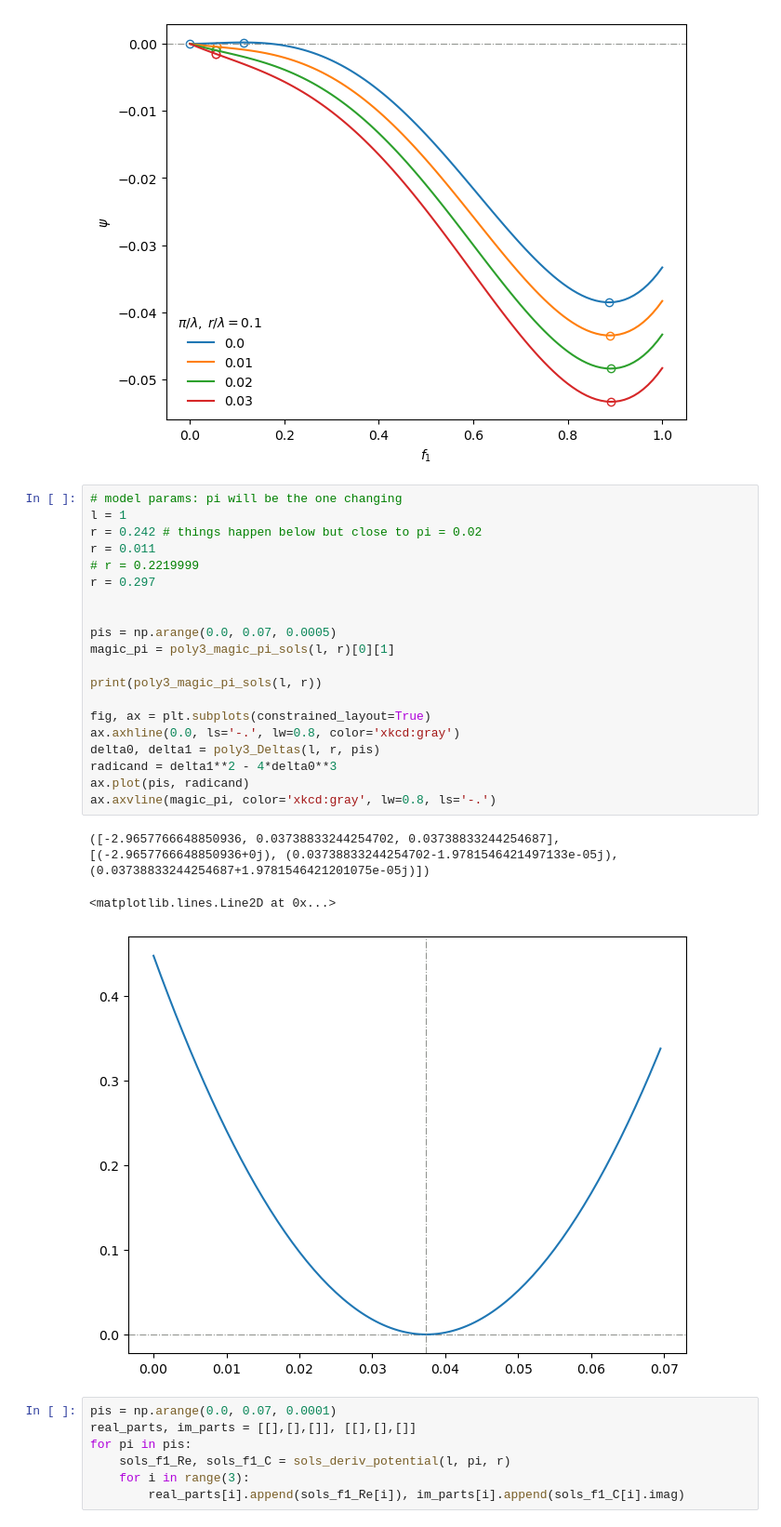
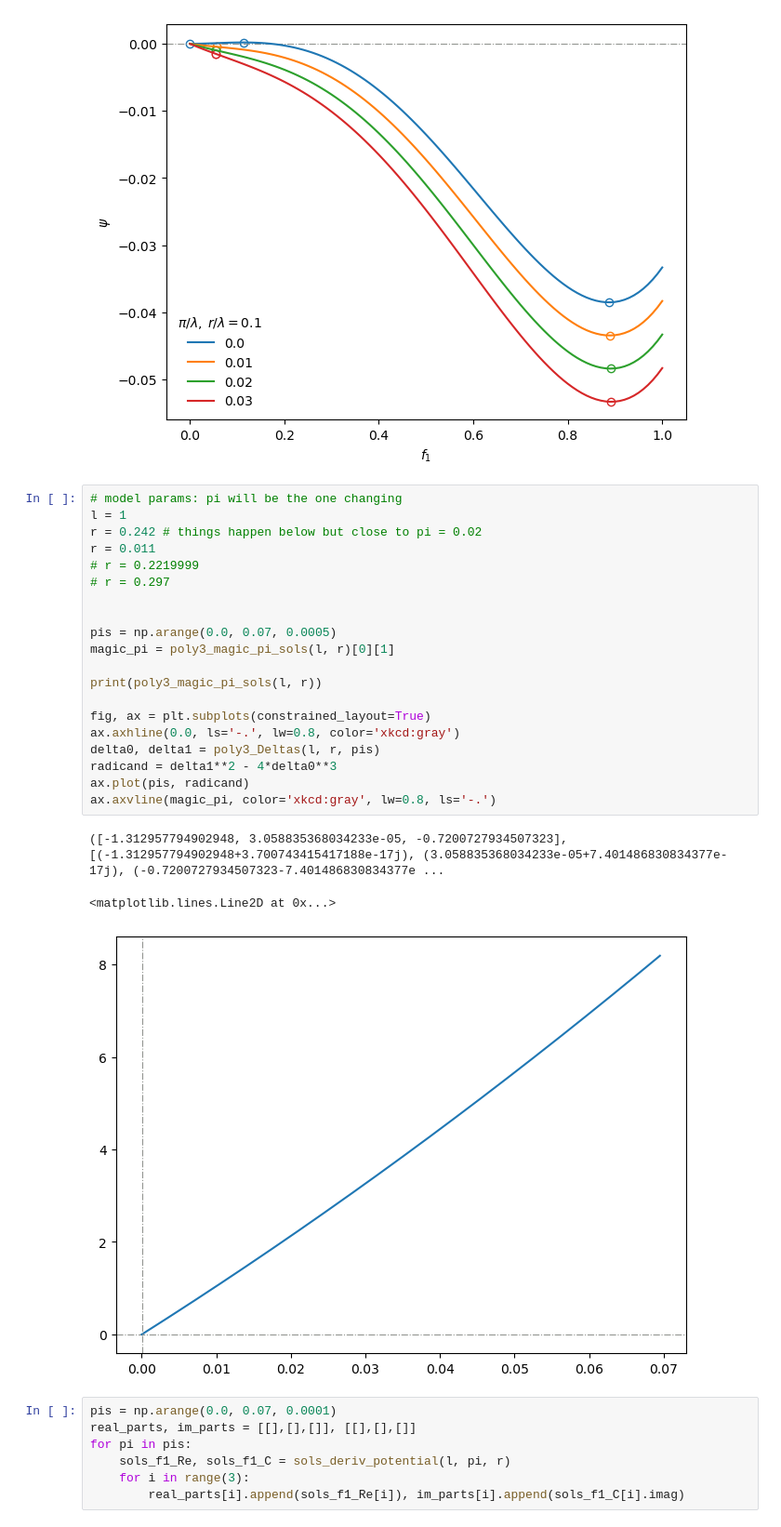
Before and after one commit to dmarchp/TFM_code, a Jupyter notebook: det_sols_f0_as_pi/nonlin_disc_2.ipynb, the cells around one changed output. Shown: that part at 93% size. Saved outputs shown, nothing was run; the diff lists cells and outputs as text.

```diff
--- a/det_sols_f0_as_pi/nonlin_disc_2.ipynb
+++ b/det_sols_f0_as_pi/nonlin_disc_2.ipynb
@@ -167,27 +167,27 @@ ax.set(xlabel=r'$f_1$', ylabel=r'$\psi$')
 # %%
 # model params: pi will be the one changing
 l = 1
 r = 0.242 # things happen below but close to pi = 0.02
 r = 0.011
 # r = 0.2219999
-r = 0.297
+# r = 0.297
 
 
 pis = np.arange(0.0, 0.07, 0.0005)
 magic_pi = poly3_magic_pi_sols(l, r)[0][1]
 
 print(poly3_magic_pi_sols(l, r))
 
 fig, ax = plt.subplots(constrained_layout=True)
 ax.axhline(0.0, ls='-.', lw=0.8, color='xkcd:gray')
 delta0, delta1 = poly3_Deltas(l, r, pis)
 radicand = delta1**2 - 4*delta0**3
 ax.plot(pis, radicand)
 ax.axvline(magic_pi, color='xkcd:gray', lw=0.8, ls='-.')
 # %% [output]
-([-2.9657766648850936, 0.03738833244254702, 0.03738833244254687], [(-2.9657766648850936+0j), (0.03738833244254702-1.9781546421497133e-05j), (0.03738833244254687+1.9781546421201075e-05j)])
+([-1.312957794902948, 3.058835368034233e-05, -0.7200727934507323], [(-1.312957794902948+3.700743415417188e-17j), (3.058835368034233e-05+7.401486830834377e-17j), (-0.7200727934507323-7.401486830834377e ...
 <matplotlib.lines.Line2D at 0x...>
-[figure, old version]
+[figure, new version]
 # %%
 pis = np.arange(0.0, 0.07, 0.0001)
 real_parts, im_parts = [[],[],[]], [[],[],[]]
```
Also changed, not shown: parts of 5 cells of this notebook, 3 other files.
